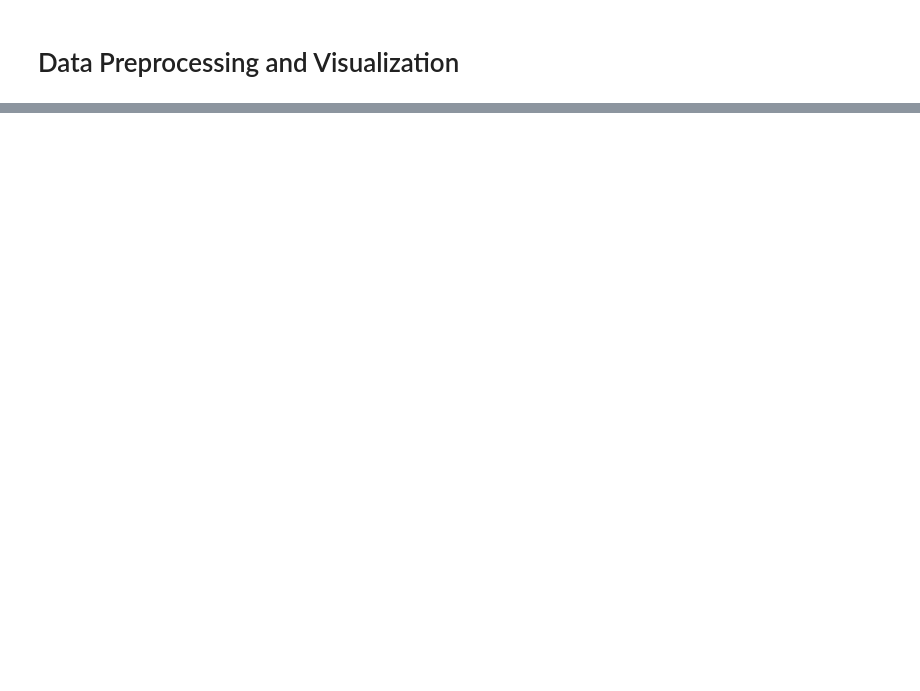
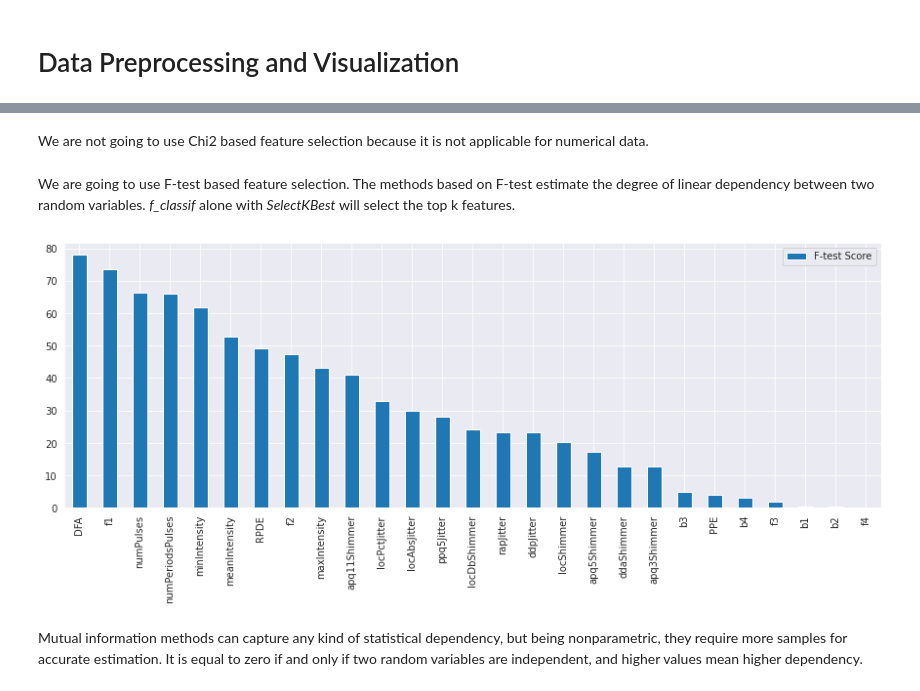
Before and after one commit to ShaileshAdhikari/parkinsons_classification, a Jupyter notebook: dataset/dataprocessing.ipynb, the cells around one changed output, grey strips where cells are left out. Drawn from its saved outputs; the diff is of its cells as text; code cells hidden in the pictures; blank space fills up the shorter version.

Commit message:
Experimental Feature Selection

```diff
--- a/dataset/dataprocessing.ipynb
+++ b/dataset/dataprocessing.ipynb
@@ -46,7 +46,7 @@ vocal = dataframe.iloc[:,34:56]
 mfcc = dataframe.iloc[:,56:140]
 wavelet = dataframe.iloc[:,140:322]
 tqwt = dataframe.iloc[:,322:754]
-y = dataframe.iloc[:,754:755]
+y = dataframe['class']
 # %% [markdown]
 ### Baseline Columns
 # %%
@@ -120,0 +78,3 @@ Highly Correlated Features :
+# %%
+# Standardizing the data
+extracted_df_std = extracted_df.apply(lambda x: (x - x.mean()) / x.std())
@@ -120,0 +195,20 @@ Highly Correlated Features :
+# %% [markdown]
+We are not going to use Chi2 based feature selection because it is not applicable for numerical data.
+# %% [markdown]
+We are going to use F-test based feature selection. The methods based on F-test estimate the degree of linear dependency between two random variables.
+_f_classif_ alone with _SelectKBest_ will select the top k features.
+# %%
+feature_test_1 = SelectKBest(f_classif, k='all').fit(extracted_df_std, y.values.ravel())
+# %%
+feature_test_1_df = pd.DataFrame(feature_test_1.scores_,
+                                 columns=['F-test Score'],
+                                 index=extracted_df_std.columns
+                                 ).sort_values(by='F-test Score', ascending=False)
+feature_test_1_df.plot(kind='bar',figsize=(15,5))
+
+from_f_classif = list(feature_test_1_df.index)[-7:]
+# %% [output]
+[figure, added]
+# %% [markdown]
+ Mutual information methods can capture any kind of statistical dependency, but being nonparametric, they require more samples for accurate estimation.
+ It is equal to zero if and only if two random variables are independent, and higher values mean higher dependency.
```
Also changed, not shown: parts of 19 cells of this notebook, 1 other file.
